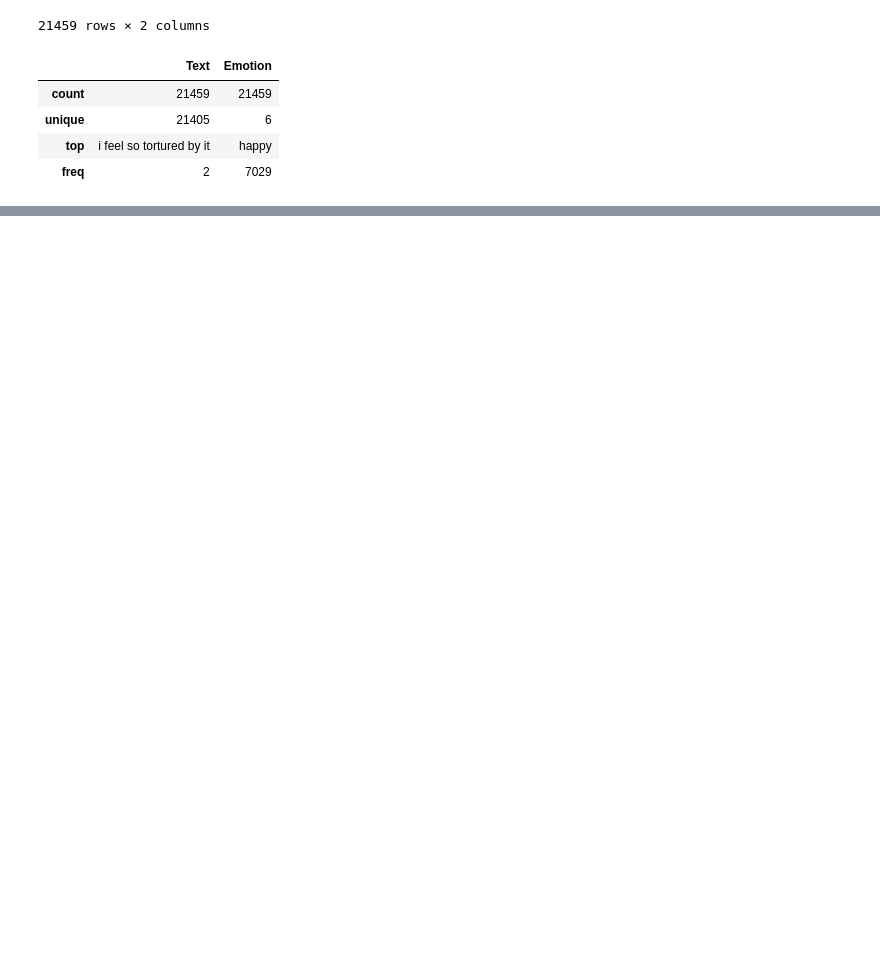
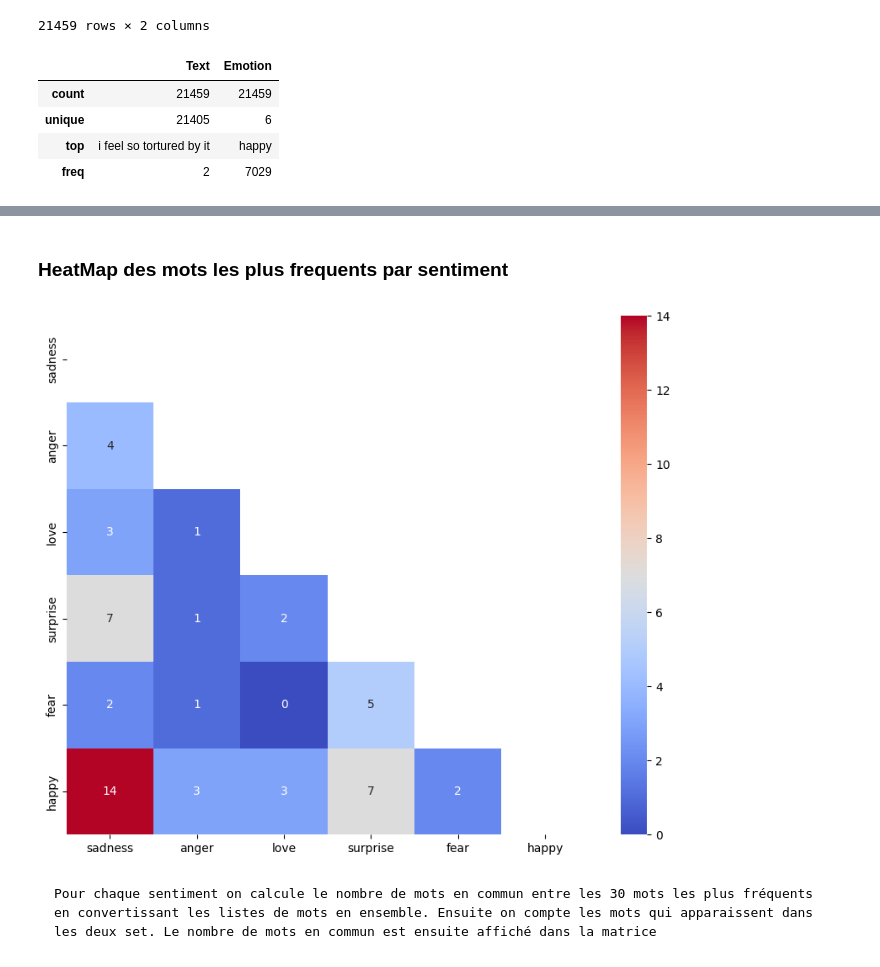
Before and after one commit to ForskyOnly/NLP, a Jupyter notebook: analysis.ipynb, the cells around one changed output, grey strips where cells are left out. Cells and saved outputs as stored; diff of their text form; code cells hidden in the pictures; blank space fills up the shorter version.

```diff
--- a/analysis.ipynb
+++ b/analysis.ipynb
@@ -60,0 +71,4 @@ df = df.drop_duplicates(keep='last')
+# %%
+stops = set(stopwords.words('english'))
+nv_mots_stops = ['feel', 'feeling','feelings', 'look', 'days','life','like','im','really', 'see', 'life', 'today','didnt','go', 'know', 'get', 'want', 'would', 'time', 'little', 'ive', 'still', 'even', 'one',  'people', 'think', 'bit', 'things', 'much', 'dont', 'make', 'day', 'something', 'back', 'going', 'way', 'could']
+stops.update(nv_mots_stops)
@@ -60,0 +77,19 @@ df = df.drop_duplicates(keep='last')
+# %%
+def top_30_mots(texts, n=30):
+    mots = []
+    for text in texts:
+        for mot in text.split():
+            if mot.isalpha() and mot not in stops:
+                mots.append(mot)
+    mot_freq = {mot: mots.count(mot) for mot in set(mots)}
+    top_mots = sorted(mot_freq.items(), key=lambda x: x[1], reverse=True)[:n]
+    return top_mots
+
+sentiments = ['sadness', 'anger', 'love', 'surprise', 'fear', 'happy']
+
+top_mots_par_sentiment = {}
+
+for sentiment in sentiments:
+    texts = df[df['Emotion'] == sentiment]['Text']
+    top_mots = top_30_mots(texts)
+    top_mots_par_sentiment[sentiment] = top_mots
@@ -60,0 +116,27 @@ df = df.drop_duplicates(keep='last')
+# %% [markdown]
+### HeatMap des mots les plus frequents par sentiment
+# %%
+import seaborn as sns
+import numpy as np
+import matplotlib.pyplot as plt
+
+matrice = pd.DataFrame(index=sentiments, columns=sentiments)
+
+for sentiment1 in sentiments:
+    for sentiment2 in sentiments:
+        mots1 = set(mot for mot, _ in top_mots_par_sentiment[sentiment1])
+        mots2 = set(mot for mot, _ in top_mots_par_sentiment[sentiment2])
+        mots_commmun = len(mots1 & mots2)
+        matrice.loc[sentiment1, sentiment2] = mots_commmun
+
+matrice = matrice.astype(int)
+
+mask = np.triu(np.ones_like(matrice, dtype=bool))
+
+plt.figure(figsize=(10, 8))
+sns.heatmap(matrice, annot=True, cmap='coolwarm', mask=mask)
+plt.show()
+# %% [output]
+[figure, added]
+# %% [markdown]
+    Pour chaque sentiment on calcule le nombre de mots en commun entre les 30 mots les plus fréquents en convertissant les listes de mots en ensemble. Ensuite on compte les mots qui apparaissent dans les deux set. Le nombre de mots en commun est ensuite affiché dans la matrice
```
Also changed, not shown: parts of 19 cells of this notebook.
